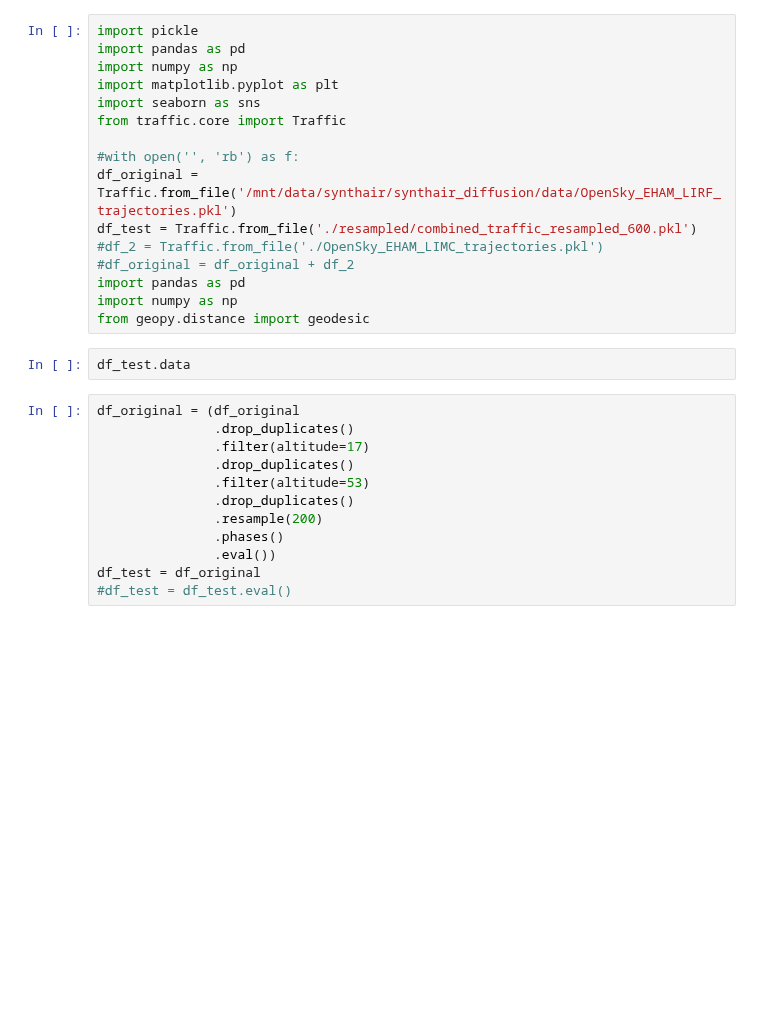
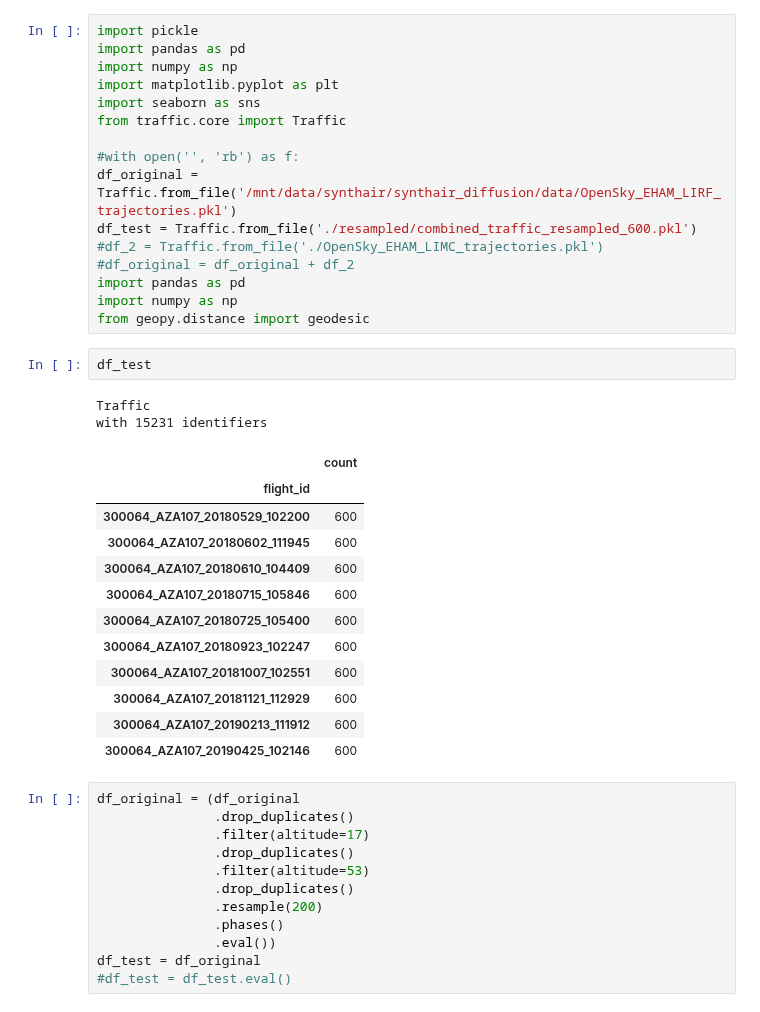
Before and after one commit to SynthAIr/DM_FM_Trajectories, a Jupyter notebook: src/data/OpenSky_viewer.ipynb, the cells around one changed output. Drawn from its saved outputs; the diff is of its cells as text; blank space fills up the shorter version.

```diff
--- a/src/data/OpenSky_viewer.ipynb
+++ b/src/data/OpenSky_viewer.ipynb
@@ -17,7 +17,22 @@ import pandas as pd
 import numpy as np
 from geopy.distance import geodesic
 # %%
-df_test.data
+df_test
+# %% [output]
+Traffic
+with 15231 identifiers
+|  | count |
+| flight_id |  |
+| 300064_AZA107_20180529_102200 | 600 |
+| 300064_AZA107_20180602_111945 | 600 |
+| 300064_AZA107_20180610_104409 | 600 |
+| 300064_AZA107_20180715_105846 | 600 |
+| 300064_AZA107_20180725_105400 | 600 |
+| 300064_AZA107_20180923_102247 | 600 |
+| 300064_AZA107_20181007_102551 | 600 |
+| 300064_AZA107_20181121_112929 | 600 |
+| 300064_AZA107_20190213_111912 | 600 |
+| 300064_AZA107_20190425_102146 | 600 |
 # %%
 df_original = (df_original
                .drop_duplicates()
```
Also changed, not shown: 2 other files.
